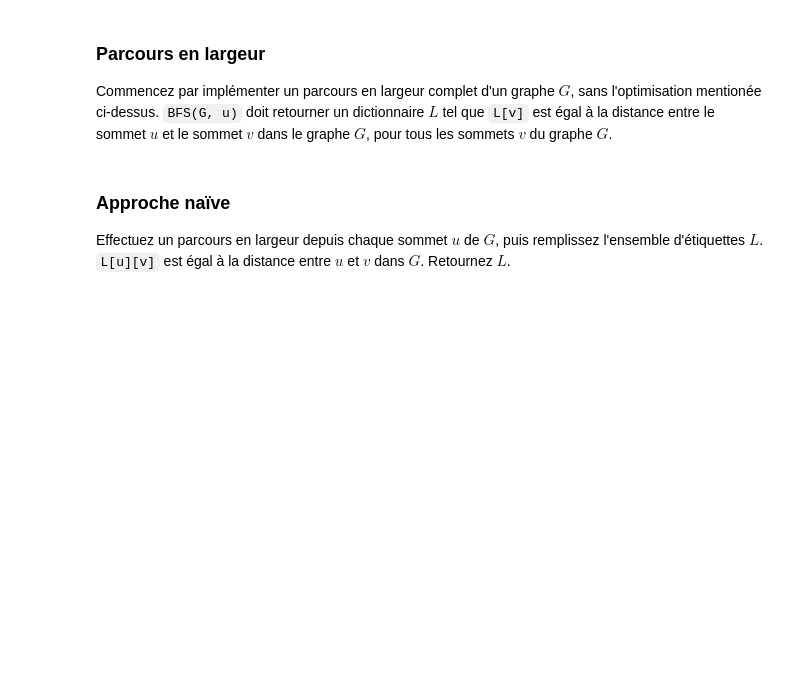
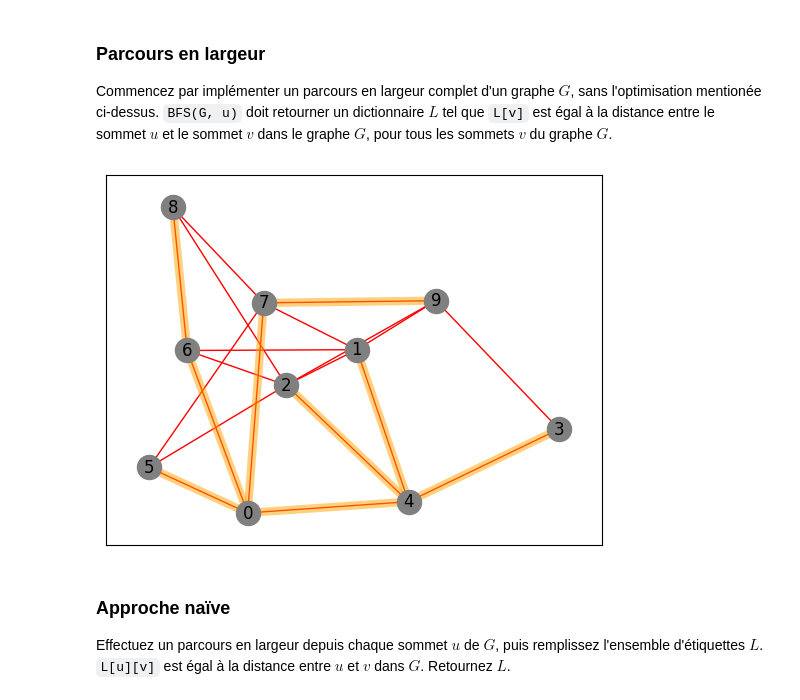
Before and after one commit to Levisky/projet_graphe, a Jupyter notebook: Projet.ipynb, the cells around one changed output. Drawn from its saved outputs; the diff is of its cells as text; code cells hidden in the pictures; blank space fills up the shorter version.

```diff
--- a/Projet.ipynb
+++ b/Projet.ipynb
@@ -35,6 +35,14 @@ Requirement already satisfied: pyparsing>=2.3.1 in c:\users\enora\appdata\local\
 Requirement already satisfied: python-dateutil>=2.7 in c:\users\enora\appdata\local\programs\python\python312\lib\site-packages (from matplotlib) (2.8.2)
 Requirement already satisfied: six>=1.5 in c:\users\enora\appdata\local\programs\python\python312\lib\site-packages (from python-dateutil>=2.7->matplotlib) (1.16.0)
 Requirement already satisfied: networkx in c:\users\enora\appdata\local\programs\python\python312\lib\site-packages (3.2.1)
+# %%
+def mydraw(G, edges):
+    pos = nx.spring_layout(G)
+    nx.draw_networkx_nodes(G, pos, node_color="grey")
+    nx.draw_networkx_edges(G, pos, edge_color="red")
+    nx.draw_networkx_edges(G, pos, edgelist=edges, width=6, alpha=0.5, edge_color="orange")
+    nx.draw_networkx_labels(G, pos)
+    plt.show()
 # %% [markdown]
 ## Échauffement
 # %% [markdown]
@@ -121,20 +123,44 @@ Commencez par implémenter un parcours en largeur complet d'un graphe $G$, sans
 import queue
 
 def BFS(G, u):
-    L = {}
+    L = {u : 0}
     q = queue.Queue()
     visited = {u}
-    q.put(u)
-    dist = 0
+    q.put([u, 0])
     while not q.empty():
-        u = q.get()
-        L[u] = dist
+        [u, dist]= q.get()
         for v in G.neighbors(u):
             if v not in visited:
                 visited.add(v)
-                dist += 1
-                q.put(v)
+                L[v] = dist + 1
+                q.put([v, L[v]])
     return L
+
+### Pour avoir un support visuel, on utilise une version qui retourne L et les arêtes retenues
+def BFSdraw(G, u):
+    L = {u : 0}
+    q = queue.Queue()
+    visited = {u}
+    edges = []
+    q.put([u, 0])
+    while not q.empty():
+        [u, dist]= q.get()
+        for v in G.neighbors(u):
+            if v not in visited:
+                visited.add(v)
+                edges.append((u, v))
+                L[v] = dist + 1
+                q.put([v, L[v]])
+    return L, edges
+# %%
+G = nx.gnp_random_graph(10, 0.5)
+L, edges = BFSdraw(G,0)
+mydraw(G, edges)
+# L = BFS(G, 0)
+# nx.draw(G, with_labels=True)
+# print(L)
+# %% [output]
+[figure, added]
 # %% [markdown]
 ### Approche naïve
 
```
Also changed, not shown: parts of 8 cells of this notebook.
